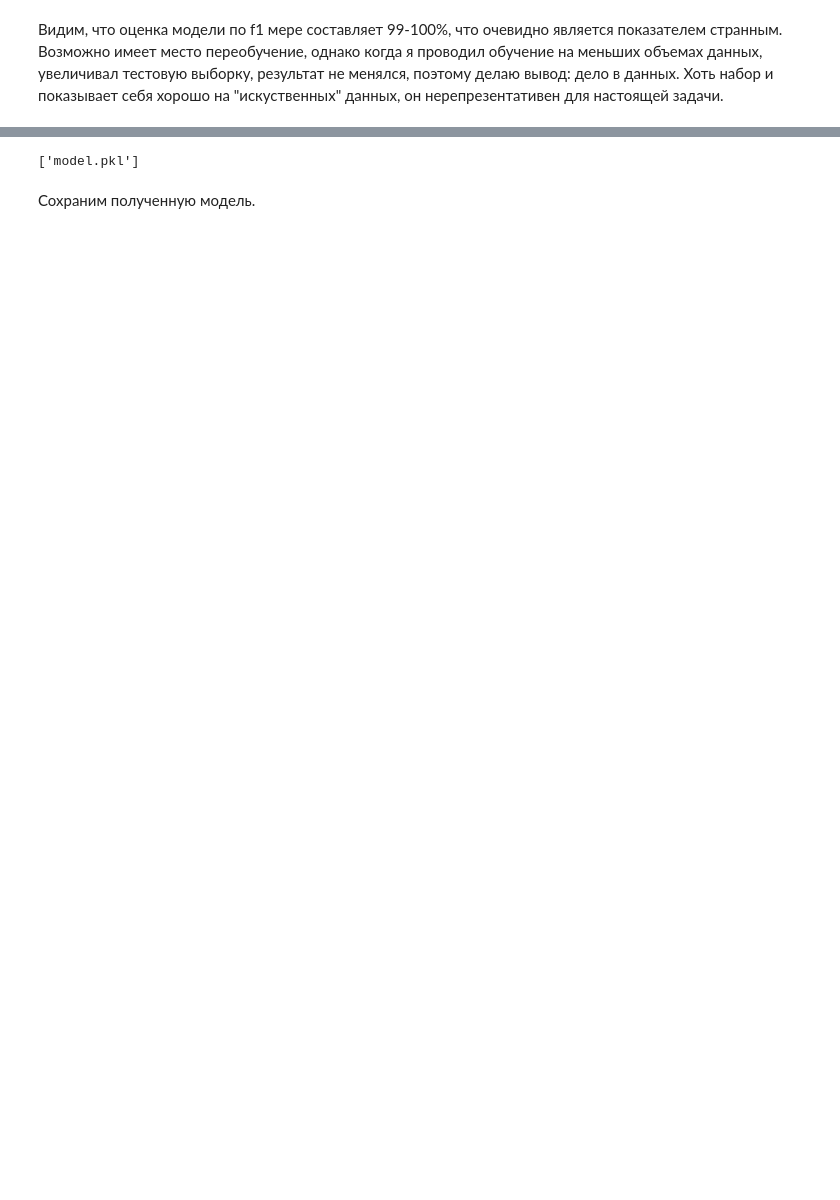
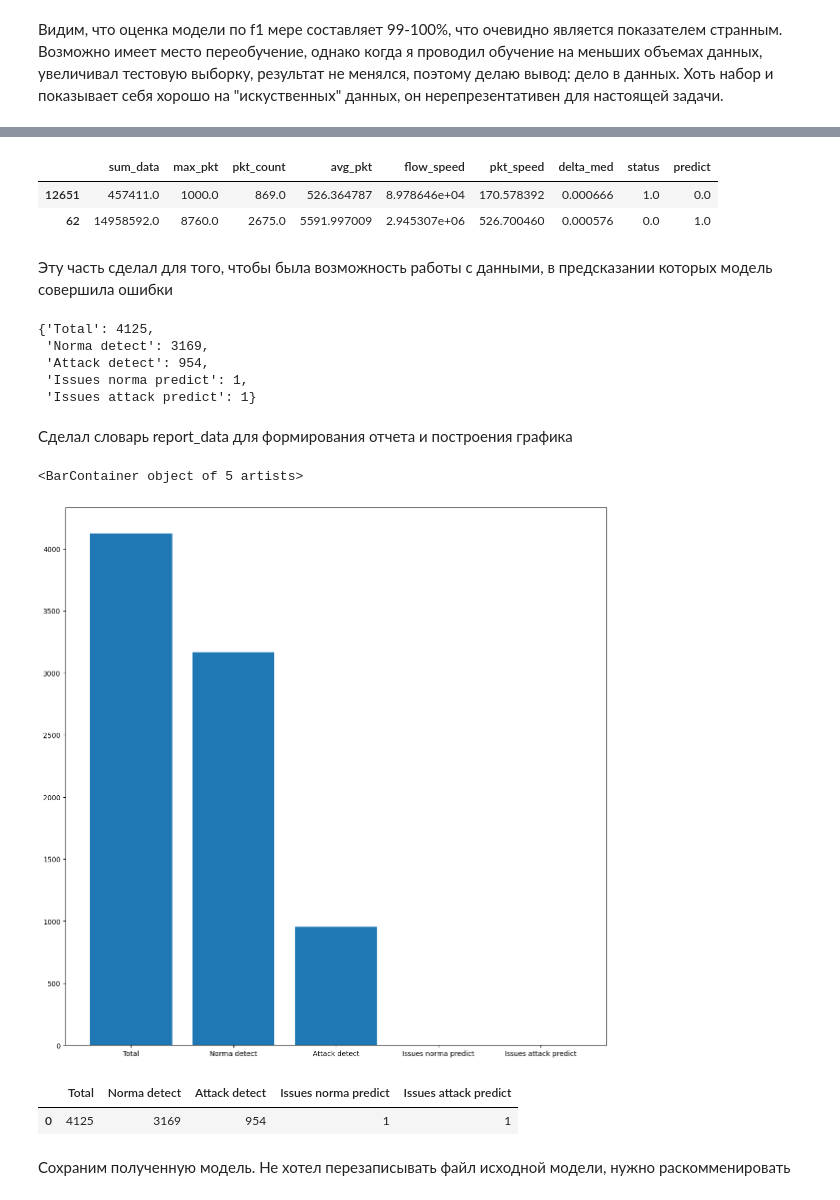
Before and after one commit to nedeadinside/TestTask, a Jupyter notebook: main.ipynb, the cells around one changed output, grey strips where cells are left out. Drawn from its saved outputs; the diff is of its cells as text; code cells hidden in the pictures; blank space fills up the shorter version.

Commit message:
Added report, dataset description, change report design

```diff
--- a/main.ipynb
+++ b/main.ipynb
@@ -65,5 +64,0 @@ rfc = RandomForestClassifier()
-# %%
-gs = GridSearchCV(rfc, param_grid, cv = 3, verbose = 1, n_jobs=-1)
-gs.fit(X_train.values, y_train.values)
-rfc = gs.best_estimator_
-print(gs.best_params_)
@@ -78,2 +76,13 @@ f1_score(y_pred, y_test)
 # %% [markdown]
 Видим, что оценка модели по f1 мере составляет 99-100%, что очевидно является показателем странным. Возможно имеет место переобучение, однако когда я проводил обучение на меньших объемах данных, увеличивал тестовую выборку, результат не менялся, поэтому делаю вывод: дело в данных. Хоть набор и показывает себя хорошо на "искуственных" данных, он нерепрезентативен для настоящей задачи.
+# %%
+correct_pred_norma = correct_pred_atk = 0
+issue_pred_norma = []
+issue_pred_atk = []
+for i in range(len(y_test)):
+    if y_test.values[i] == y_pred[i] == 0:
+        correct_pred_norma += 1
+    elif y_test.values[i] == y_pred[i] == 1:
+        correct_pred_atk += 1
+    elif y_test.values[i] != y_pred[i]:
+        (issue_pred_atk if y_pred[i] == 0 else issue_pred_norma).append(i)
@@ -79,0 +93,5 @@ f1_score(y_pred, y_test)
+# %%
+trainset = X_test.copy()
+trainset.insert(loc=7, column='status', value=y_test.values)
+trainset.insert(loc=8, column='predict', value=y_pred)
+trainset.head()
@@ -80,2 +105,42 @@ f1_score(y_pred, y_test)
+# %%
+indexs = issue_pred_atk + issue_pred_norma
+incorrect_predictions = trainset.iloc[indexs].copy()
+incorrect_predictions
+# %% [output]
+|  | sum_data | max_pkt | pkt_count | avg_pkt | flow_speed | pkt_speed | delta_med | status | predict |
+| 12651 | 457411.0 | 1000.0 | 869.0 | 526.364787 | 8.978646e+04 | 170.578392 | 0.000666 | 1.0 | 0.0 |
+| 62 | 14958592.0 | 8760.0 | 2675.0 | 5591.997009 | 2.945307e+06 | 526.700460 | 0.000576 | 0.0 | 1.0 |
+# %% [markdown]
+Эту часть сделал для того, чтобы была возможность работы с данными, в предсказании которых модель совершила ошибки
+# %%
+report_data = {
+    'Total': len(trainset),
+    'Norma detect': correct_pred_norma,
+    'Attack detect': correct_pred_atk,
+    'Issues norma predict': len(issue_pred_norma),
+    'Issues attack predict': len(issue_pred_atk),
+}
+report_data
+# %% [output]
+{'Total': 4125,
+ 'Norma detect': 3169,
+ 'Attack detect': 954,
+ 'Issues norma predict': 1,
+ 'Issues attack predict': 1}
+# %% [markdown]
+Сделал словарь report_data для формирования отчета и построения графика
+# %%
+plt.figure(figsize=(14,14))
+plt.bar(report_data.keys(), report_data.values())
+# %% [output]
+<BarContainer object of 5 artists>
+[figure, added]
+# %%
+report_frame = pd.DataFrame.from_dict(report_data, orient='index').T
+report_frame.to_csv('report.csv')
+report_frame
+# %% [output]
+|  | Total | Norma detect | Attack detect | Issues norma predict | Issues attack predict |
+| 0 | 4125 | 3169 | 954 | 1 | 1 |
 # %%
 import joblib
@@ -82,6 +148,2 @@ import joblib
-# %%
-joblib.dump(rfc, 'model1.pkl')
-# %% [output]
-['model.pkl']
 # %% [markdown]
-Сохраним полученную модель.
+Сохраним полученную модель. Не хотел перезаписывать файл исходной модели, нужно раскомменировать
```
Also changed, not shown: parts of 17 cells of this notebook, 3 other files.
